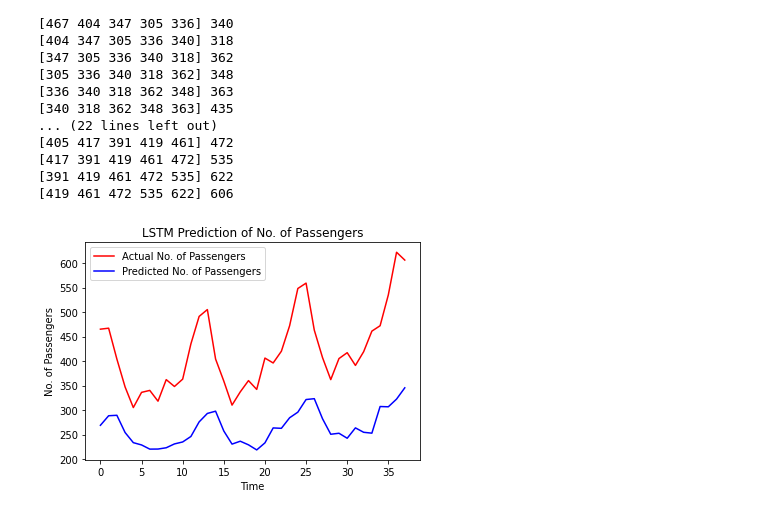
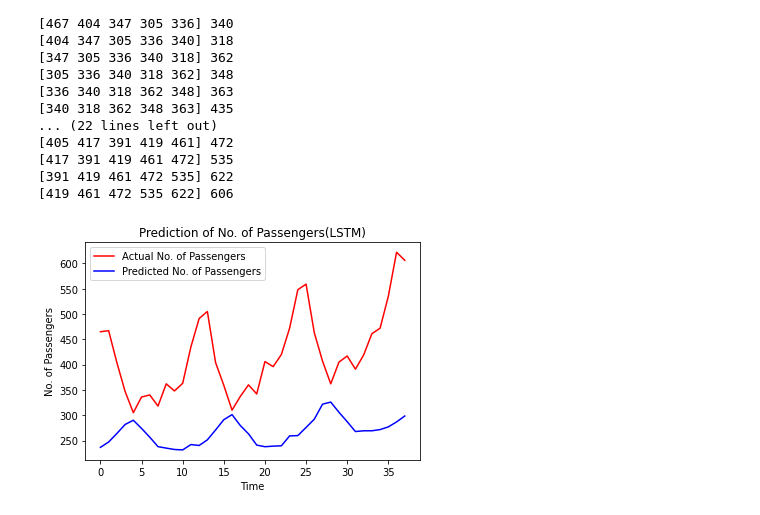
Before and after one commit to akarsh1207/Time-Series-Forecasting-and-Filtering, a Jupyter notebook: LSTM_Implementation.ipynb, the cells around one changed output. Saved outputs shown, nothing was run; the diff lists cells and outputs as text; code cells hidden in the pictures.

```diff
--- a/LSTM_Implementation.ipynb
+++ b/LSTM_Implementation.ipynb
@@ -107,5 +107,5 @@ lstm.compile(optimizer = 'adam', loss = 'mse')
 # %% [markdown]
 ##Training the LSTM
 # %%
-lstm.fit(X, y, epochs = 1000, batch_size = 2)
+lstm.fit(X, y, epochs = 100, batch_size = 2)
 # %% [output]
@@ -169,11 +169,11 @@ for i in range(len(X_test)):
 # %%
 predicted_passenger_no = lstm.predict(X_test)
 plt.plot(y_test, color = 'red', label = 'Actual No. of Passengers')
 plt.plot(predicted_passenger_no, color = 'blue', label = 'Predicted No. of Passengers')
-plt.title('LSTM Prediction of No. of Passengers')
+plt.title('Prediction of No. of Passengers(LSTM)')
 plt.xlabel('Time')
 plt.ylabel('No. of Passengers')
 plt.legend()
 plt.show()
 # %% [output]
-[figure, old version]
+[figure, new version]
```
Also changed, not shown: parts of 1 cell of this notebook.
